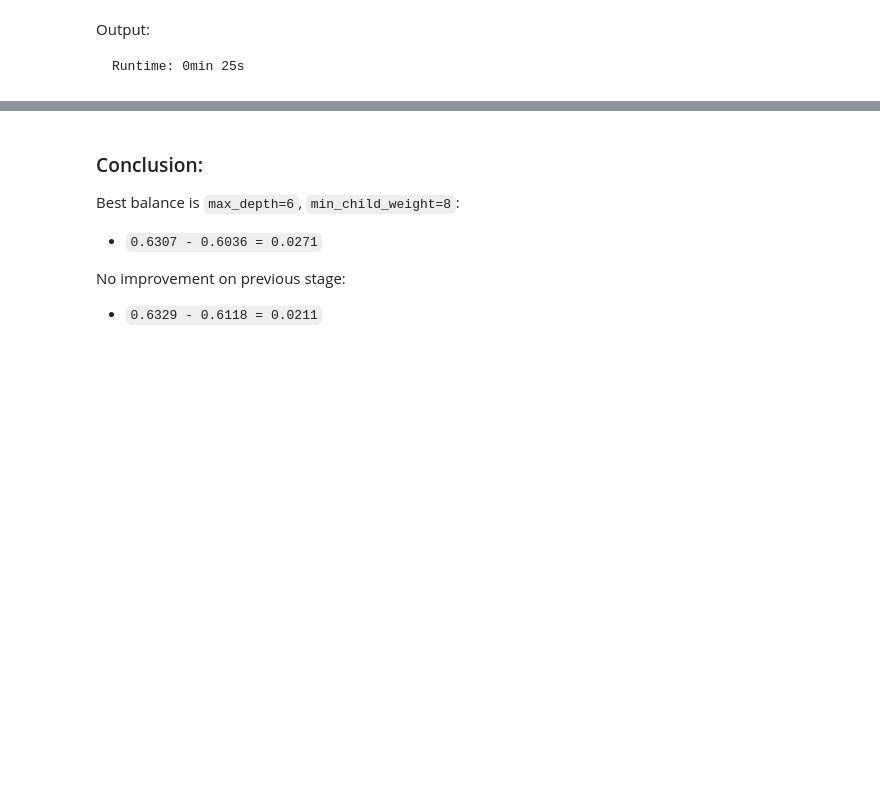
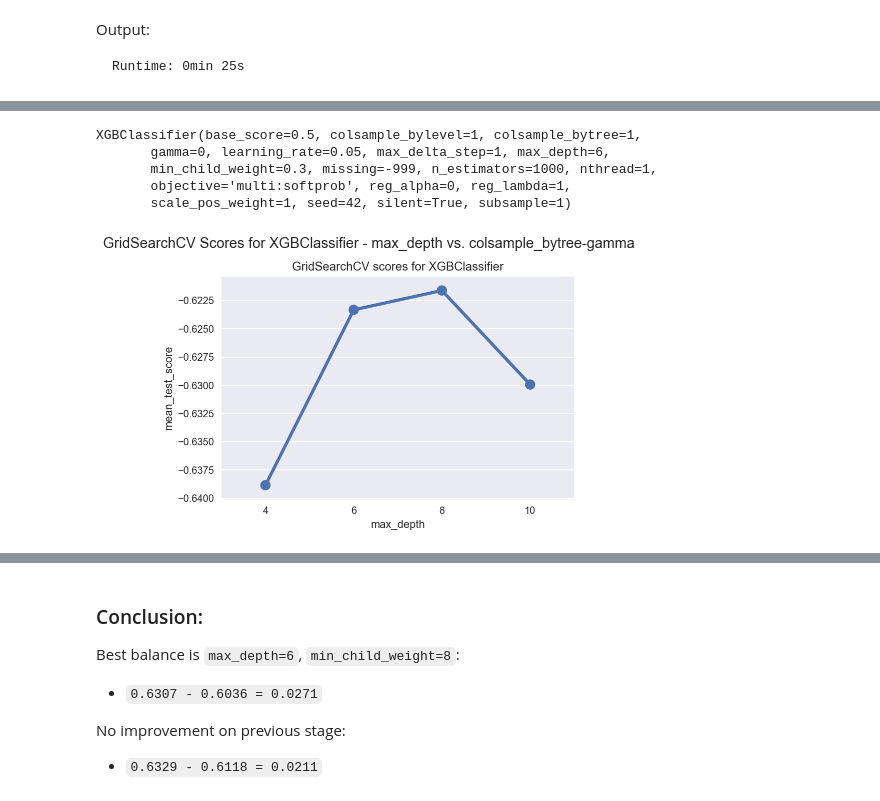
Before and after one commit to mdlynch37/kaggle-rental-interest, a Jupyter notebook: Executable/Implementation.ipynb, the cells around one changed output, grey strips where cells are left out. Cells and saved outputs as stored; diff of their text form; code cells hidden in the pictures; blank space fills up the shorter version.

```diff
--- a/Executable/Implementation.ipynb
+++ b/Executable/Implementation.ipynb
@@ -81,6 +81,7 @@ SPOT_CHECK_LR_FP = ''.join([MODEL_DIR, 'spot-check-lr-model.pkl'])
 SPOT_CHECK_XGB_FP = ''.join([MODEL_DIR, 'spot-check-xgb-model.pkl'])
 
 GRID_S2_FP = ''.join([MODEL_DIR, 'grid_s2.pkl'])
+GRID_S3_FP = ''.join([MODEL_DIR, 'grid_s3.pkl'])
 GRID_S4_FP = ''.join([MODEL_DIR, 'grid_s4.pkl'])
 GRID_S5_FP = ''.join([MODEL_DIR, 'grid_s5.pkl'])
 GRID_FREE_FORM_FP = ''.join([MODEL_DIR, 'grid_free_form.pkl'])
@@ -657,0 +585,38 @@ Runtime: 0min 25s
+# %%
+RUN_XGB = True
+
+if RUN_XGB:
+    xgb_clf = XGBClassifier(
+        objective='multi:softprob',
+        n_estimators=1000,
+        learning_rate=0.05,
+        min_child_weight=0.3,
+        max_delta_step=1,
+
+        missing=-999, nthread=1, seed=SEED,
+
+    )
+    params = dict(
+        max_depth=[6, 7, 8, 9],
+    )
+    fit_params=dict(
+        early_stopping_rounds=25,
+        eval_metric='mlogloss',
+        eval_set=[(X_train, y_train), (X_test, y_test)],
+        verbose=False,
+    )
+
+    grid_s3 = GridSearchCV(xgb_clf, params, fit_params=fit_params,
+                           scoring=scoring, cv=3, n_jobs=N_JOBS)
+
+    %timeit -r1 -n1 grid_s3.fit(X_train, y_train)
+    print()
+
+#     joblib.dump(grid_s2, GRID_S2_FP)
+#     print('Pickled to: {}'.format(GRID_S2_FP))
+
+else:
+    grid_s3 = joblib.load(GRID_S3_FP)
+    print('Loaded: {}'.format(GRID_S3_FP))
+
+print(best_grid_score(grid_s3))
@@ -657,0 +631,14 @@ Runtime: 0min 25s
+# %%
+grid_s3.best_estimator_
+# %% [output]
+XGBClassifier(base_score=0.5, colsample_bylevel=1, colsample_bytree=1,
+       gamma=0, learning_rate=0.05, max_delta_step=1, max_depth=6,
+       min_child_weight=0.3, missing=-999, n_estimators=1000, nthread=1,
+       objective='multi:softprob', reg_alpha=0, reg_lambda=1,
+       scale_pos_weight=1, seed=42, silent=True, subsample=1)
+# %%
+ge = GridSearchExplorer(grid_s3)
+fig = ge.plot(x='max_depth', kind='point')
+plt.show()
+# %% [output]
+[figure, added]
```
Also changed, not shown: parts of 36 cells of this notebook, 2 other files.
